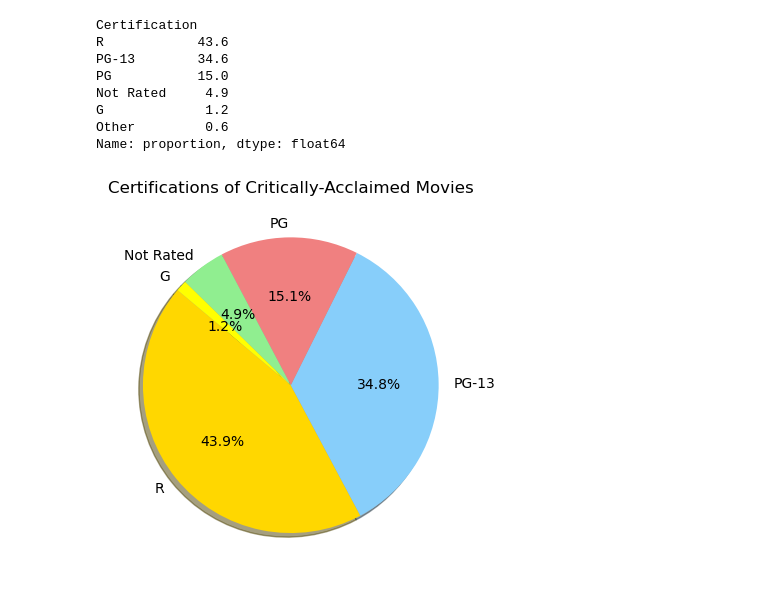
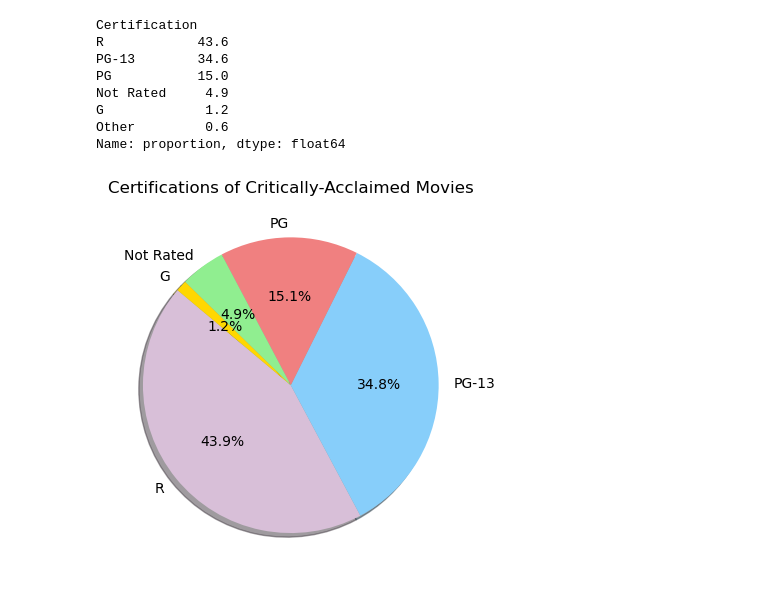
Before and after one commit to rackhamsauer/Project-1, a Jupyter notebook: Seren_Analysis.ipynb, the cells around one changed output. Saved outputs shown, nothing was run; the diff lists cells and outputs as text; code cells hidden in the pictures.

```diff
--- a/Seren_Analysis.ipynb
+++ b/Seren_Analysis.ipynb
@@ -122,10 +122,10 @@ Name: proportion, dtype: float64
 # %%
 # Create a pie chart split by certification
 labels = ["R", "PG-13", "PG", "Not Rated", "G"]
 sizes = [43.6, 34.6, 15, 4.9, 1.2]
-colors = ['gold', 'lightskyblue', 'lightcoral', 'lightgreen', 'yellow']
+colors = ['thistle', 'lightskyblue', 'lightcoral', 'lightgreen', 'gold']
 plt.pie(sizes, labels=labels, colors=colors, autopct='%1.1f%%', shadow=True, startangle=140)
 plt.title('Certifications of Critically-Acclaimed Movies')
 plt.show()
 # %% [output]
-[figure, old version]
+[figure, new version]
```
Also changed, not shown: parts of 5 cells of this notebook.
